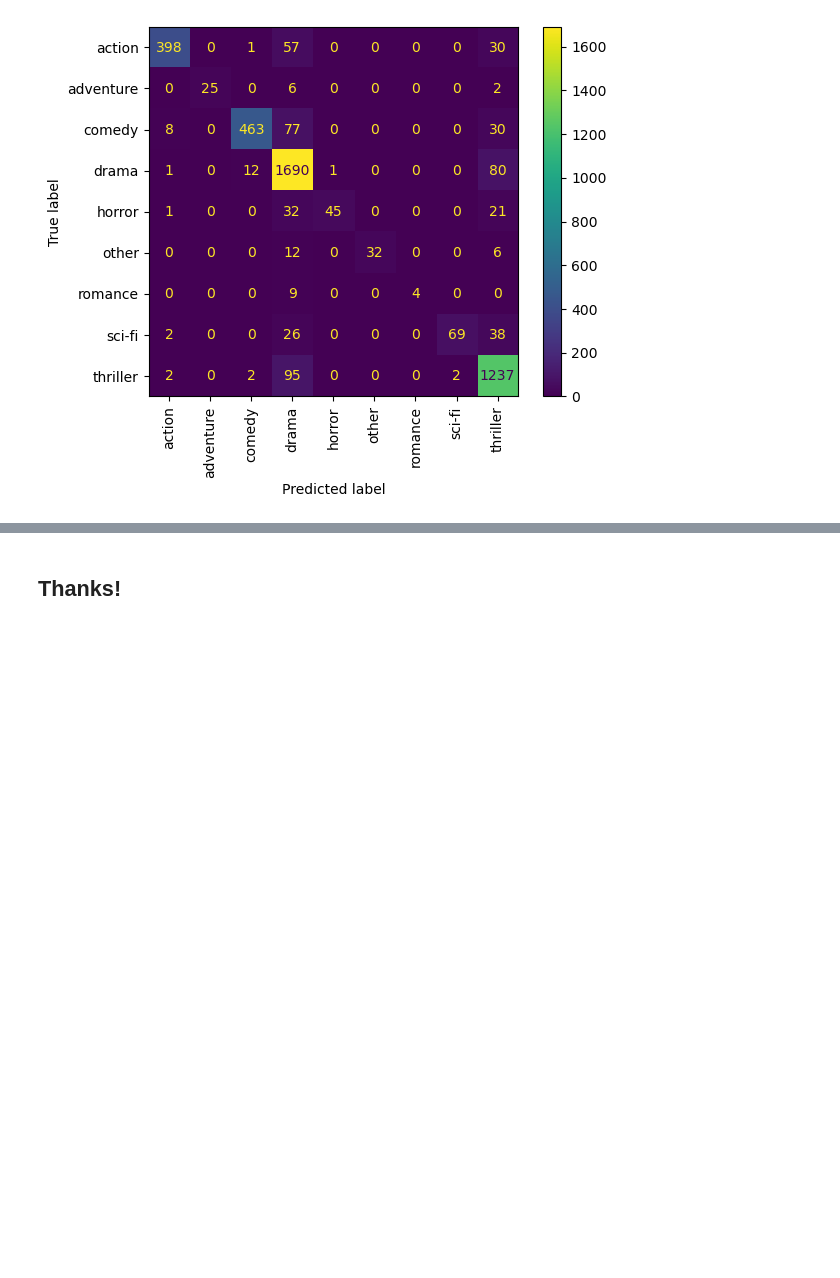
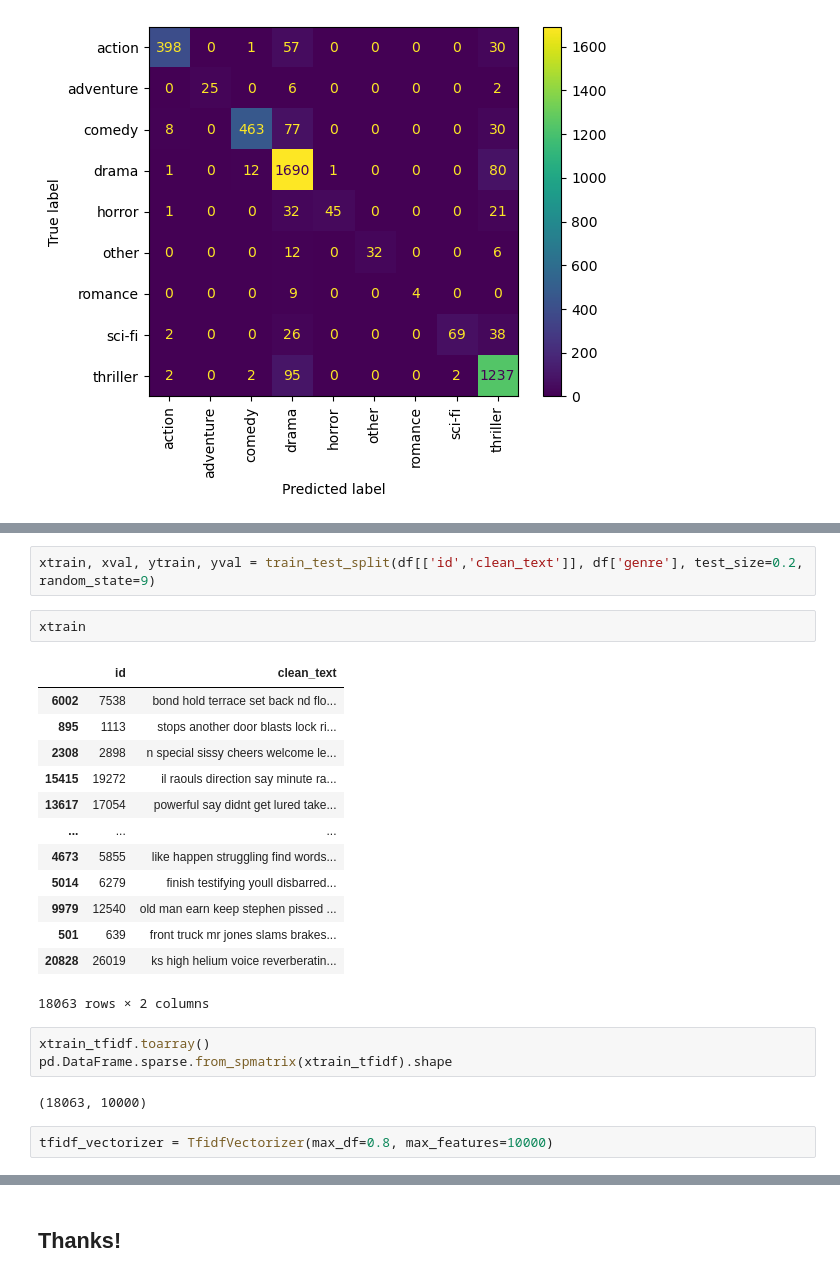
Before and after one commit to NatisAI/Genre_From_Subtitles, a Jupyter notebook: Genre_from_subtitles.ipynb, the cells around one changed output, grey strips where cells are left out. Saved outputs shown, nothing was run; the diff lists cells and outputs as text; blank space fills up the shorter version.

```diff
--- a/Genre_from_subtitles.ipynb
+++ b/Genre_from_subtitles.ipynb
@@ -301,0 +316,25 @@ print(metrics.confusion_matrix(yval,y_pred2))
+# %%
+xtrain, xval, ytrain, yval = train_test_split(df[['id','clean_text']], df['genre'], test_size=0.2, random_state=9)
+# %%
+xtrain
+# %% [output]
+|  | id | clean_text |
+| 6002 | 7538 | bond hold terrace set back nd flo... |
+| 895 | 1113 | stops another door blasts lock ri... |
+| 2308 | 2898 | n special sissy cheers welcome le... |
+| 15415 | 19272 | il raouls direction say minute ra... |
+| 13617 | 17054 | powerful say didnt get lured take... |
+| ... | ... | ... |
+| 4673 | 5855 | like happen struggling find words... |
+| 5014 | 6279 | finish testifying youll disbarred... |
+| 9979 | 12540 | old man earn keep stephen pissed ... |
+| 501 | 639 | front truck mr jones slams brakes... |
+| 20828 | 26019 | ks high helium voice reverberatin... |
+18063 rows × 2 columns
+# %%
+xtrain_tfidf.toarray()
+pd.DataFrame.sparse.from_spmatrix(xtrain_tfidf).shape
+# %% [output]
+(18063, 10000)
+# %%
+tfidf_vectorizer = TfidfVectorizer(max_df=0.8, max_features=10000)
```
Also changed, not shown: parts of 23 cells of this notebook.
